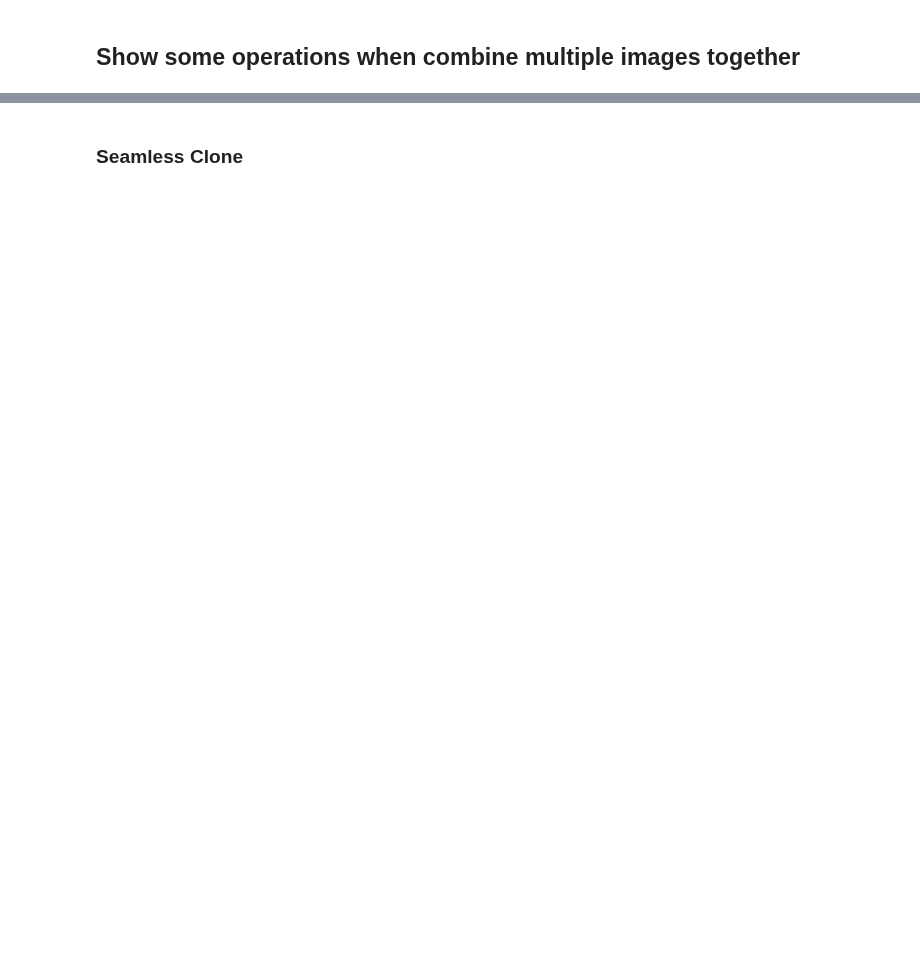
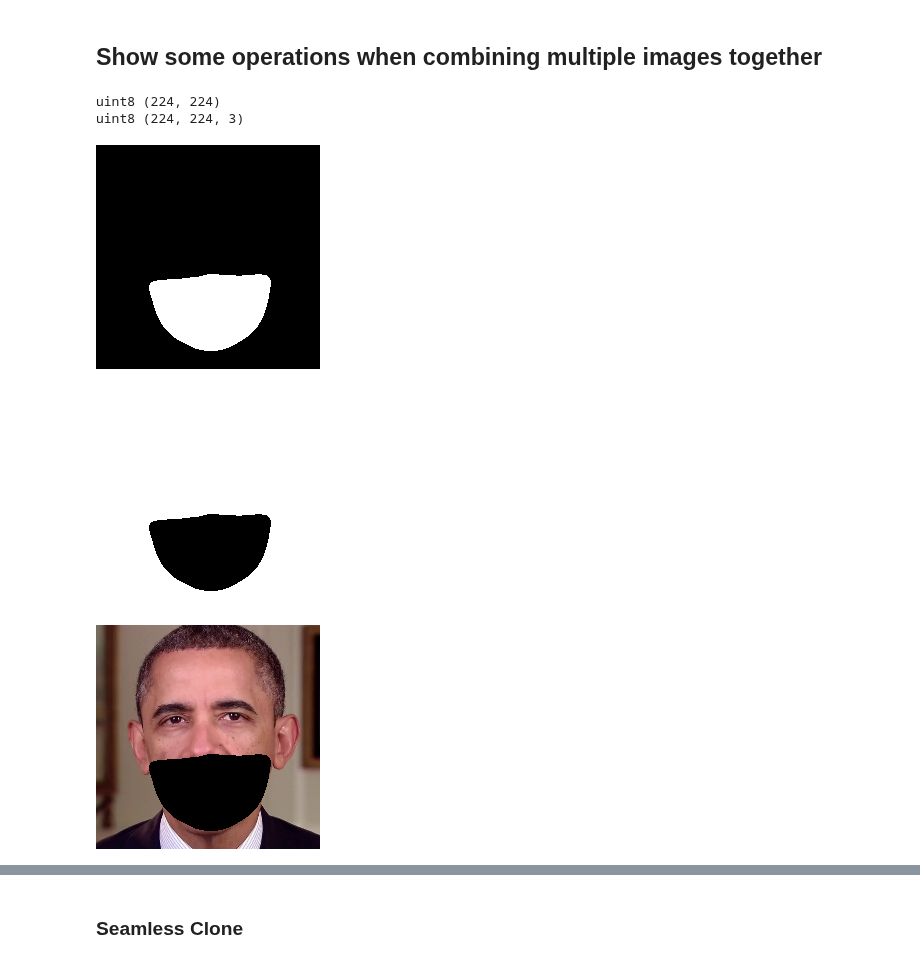
Before and after one commit to zhanghm1995/programming-learning-examples, a Jupyter notebook: OpenCV_learning/scripts/combine_images.ipynb, the cells around one changed output, grey strips where cells are left out. Drawn from its saved outputs; the diff is of its cells as text; code cells hidden in the pictures; blank space fills up the shorter version.

```diff
--- a/OpenCV_learning/scripts/combine_images.ipynb
+++ b/OpenCV_learning/scripts/combine_images.ipynb
@@ -1,5 +1,5 @@
 # %% [markdown]
-## Show some operations when combine multiple images together
+## Show some operations when combining multiple images together
 # %%
 import cv2
 import numpy as np
@@ -7,0 +28,24 @@ from IPython.display import display
+# %%
+src_img = "/home/haimingzhang/Research/Face/FaceFormer/FaceFormer/data/id00002/obama_weekly_019/face_image/000000.jpg"
+mask_img = "/home/haimingzhang/Research/Face/FaceFormer/FaceFormer/data/id00002/obama_weekly_019/face_mask/002826.jpg"
+mask_img = cv2.imread(mask_img)
+
+# contour = get_masked_region(mask_img)
+contour = cv2.imread("/home/haimingzhang/Research/Face/FaceFormer/FaceFormer/data/id00002/obama_weekly_019/mouth_mask/000000.png", cv2.IMREAD_UNCHANGED)
+print(contour.dtype, contour.shape)
+
+src_img = cv2.imread(src_img, cv2.IMREAD_UNCHANGED)
+print(src_img.dtype, src_img.shape)
+display(Image.fromarray(contour))
+
+mask2 = cv2.bitwise_not(contour)
+display(Image.fromarray(mask2))
+
+masked_img = cv2.bitwise_and(src_img, src_img, mask=mask2)
+display(Image.fromarray(masked_img[..., ::-1]))
+# %% [output]
+uint8 (224, 224)
+uint8 (224, 224, 3)
+[figure, added]
+[figure, added]
+[figure, added]
```
Also changed, not shown: parts of 6 cells of this notebook, 7 other files.
